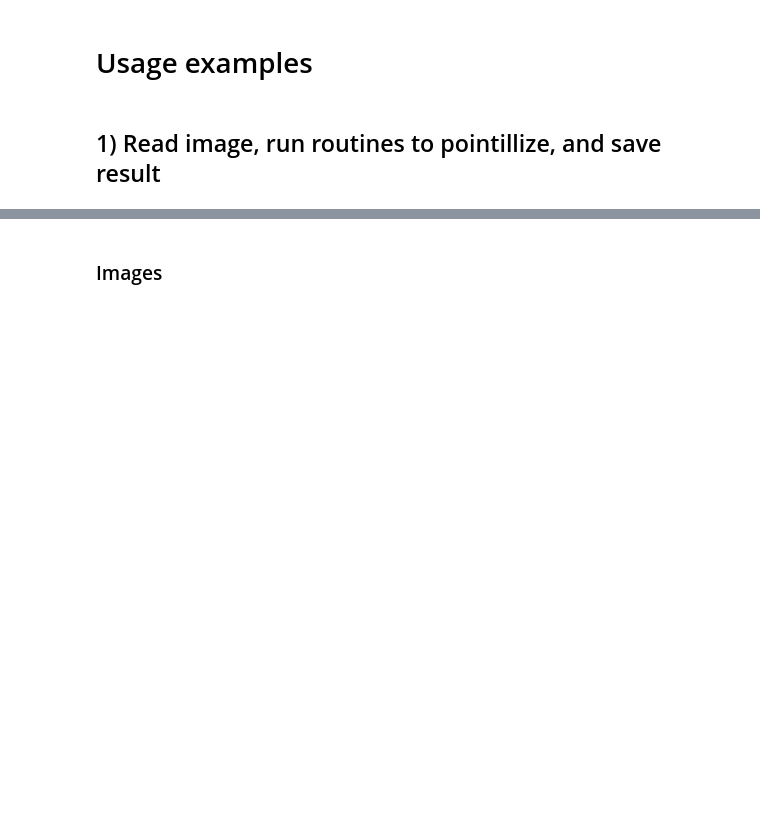
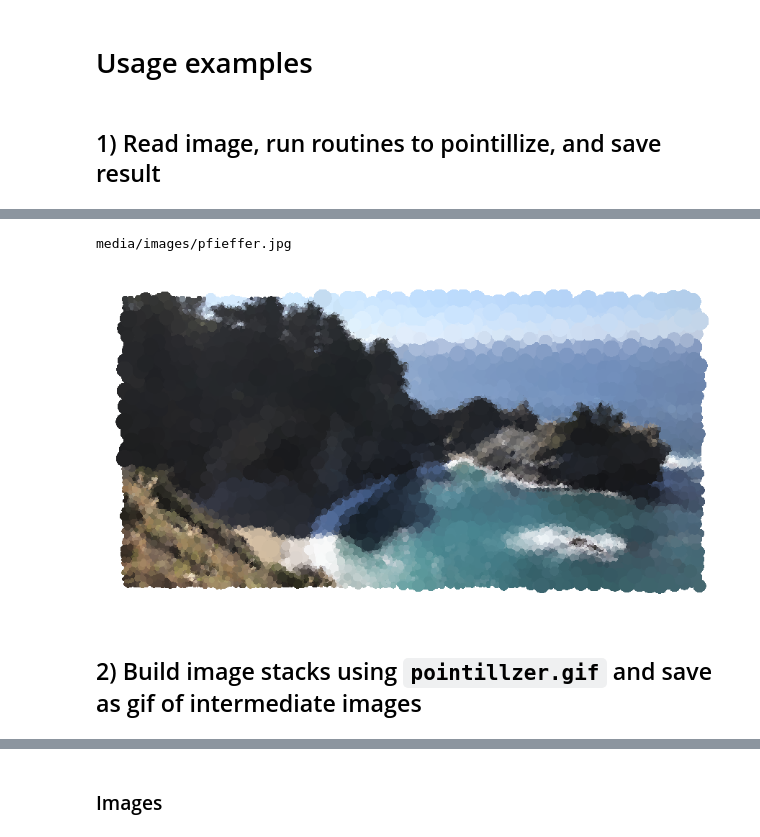
Before and after one commit to tsennott/pointillism, a Jupyter notebook: Pointillism Example Usage.ipynb, the cells around one changed output, grey strips where cells are left out. Drawn from its saved outputs; the diff is of its cells as text; code cells hidden in the pictures; blank space fills up the shorter version.

```diff
--- a/Pointillism Example Usage.ipynb
+++ b/Pointillism Example Usage.ipynb
@@ -137,0 +25,9 @@ point = pointillizePile(location='images_bulk/', debug = True, border = 0)
+# %%
+# Create instance on directory or filename
+point = pt.image(location='media/images/pfieffer.jpg', debug = True)
+
+# Crop
+point.crop([1000,500], False)
+
+# Display original
+point.display(original=True)
@@ -137,0 +40,9 @@ point = pointillizePile(location='images_bulk/', debug = True, border = 0)
+# %%
+# Display and save
+point.display()
+point.save_out(location = 'media/images_out', suffix = 'basic test')
+# %% [output]
+media/images/pfieffer.jpg
+[figure, added]
+# %% [markdown]
+## 2) Build image stacks using `pointillzer.gif` and save as gif of intermediate images
```
Also changed, not shown: parts of 49 cells of this notebook, 19 other files.
